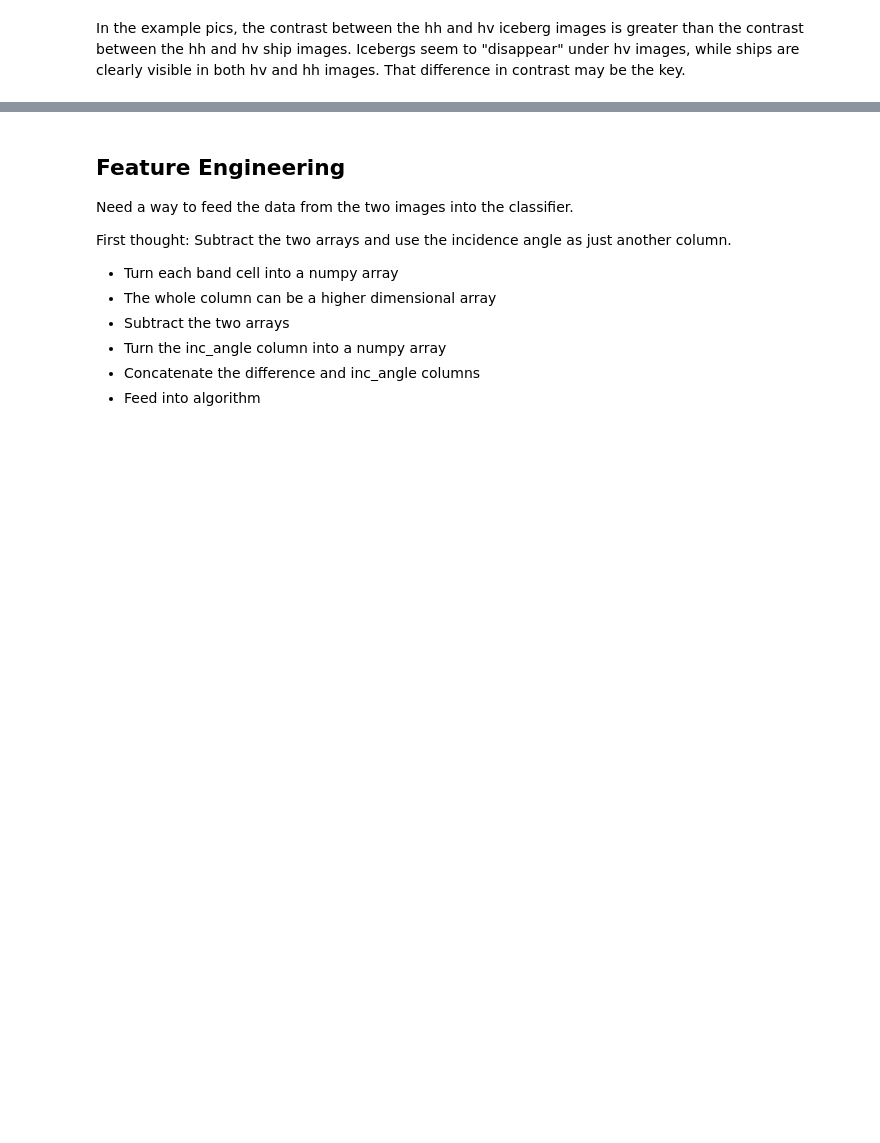
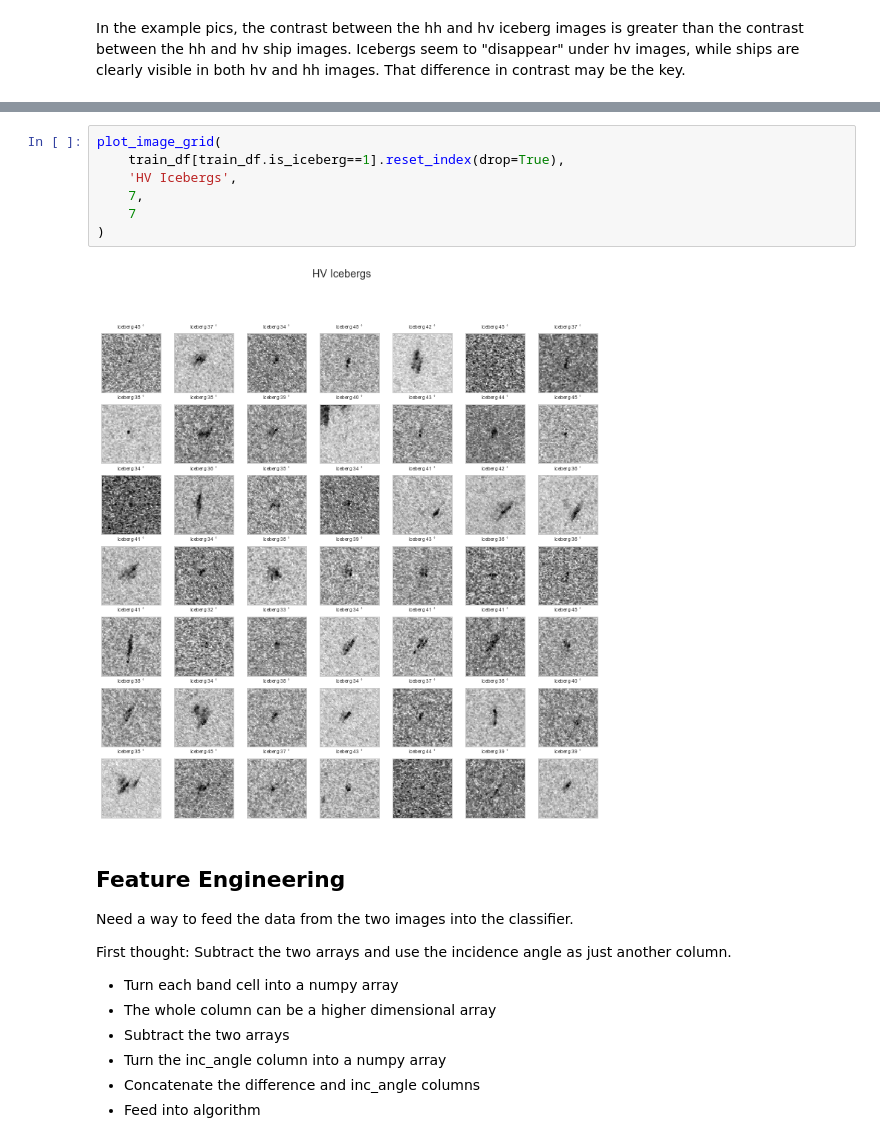
Before and after one commit to cfergusonlee/iceberg_challenge, a Jupyter notebook: exploration.ipynb, the cells around one changed output, grey strips where cells are left out. Saved outputs shown, nothing was run; the diff lists cells and outputs as text; blank space fills up the shorter version.

```diff
--- a/exploration.ipynb
+++ b/exploration.ipynb
@@ -203,3 +220,12 @@ plot_image_grid(train_df, 'HV Images', 7, 7)
+# %%
+plot_image_grid(
+    train_df[train_df.is_iceberg==1].reset_index(drop=True),
+    'HV Icebergs',
+    7,
+    7
+)
+# %% [output]
+[figure, added]
 # %% [markdown]
 ## Feature Engineering
 
```
Also changed, not shown: parts of 26 cells of this notebook.
